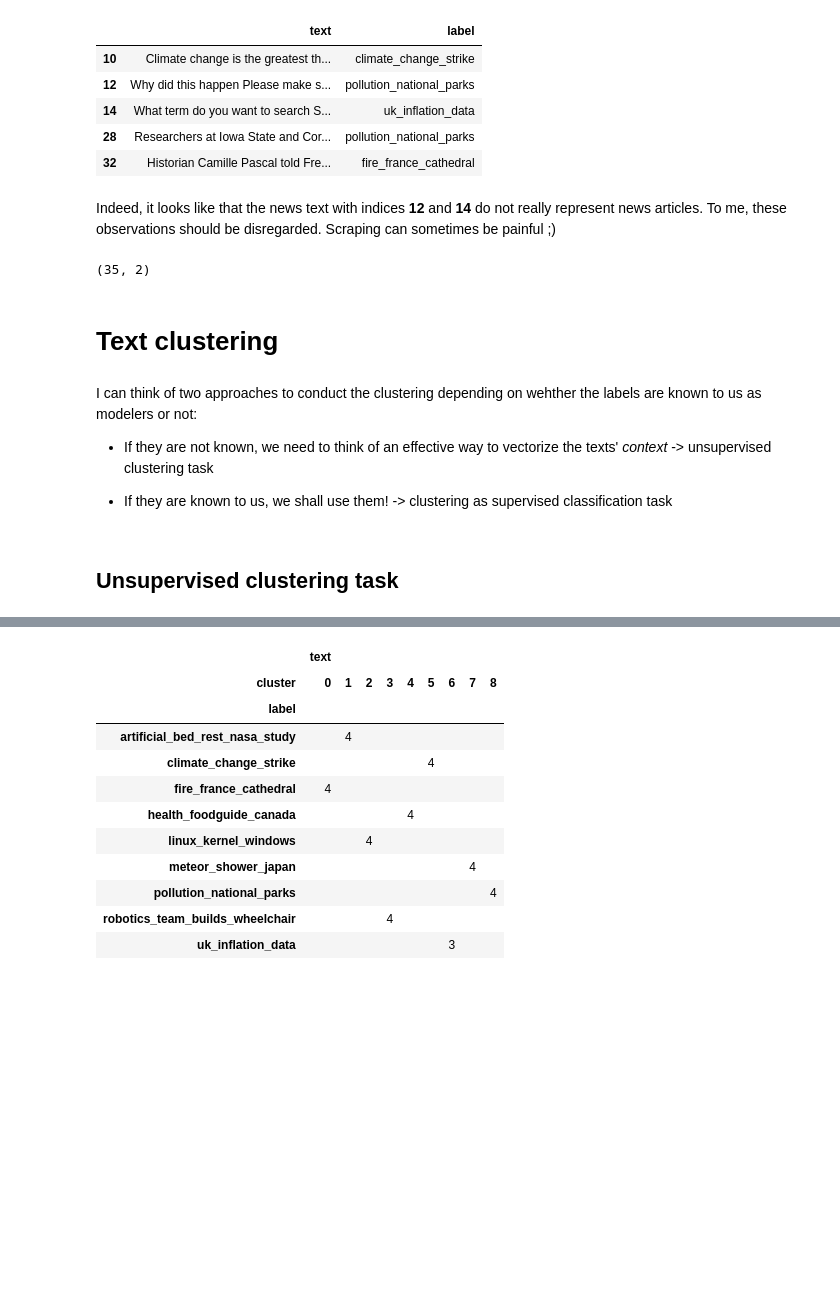
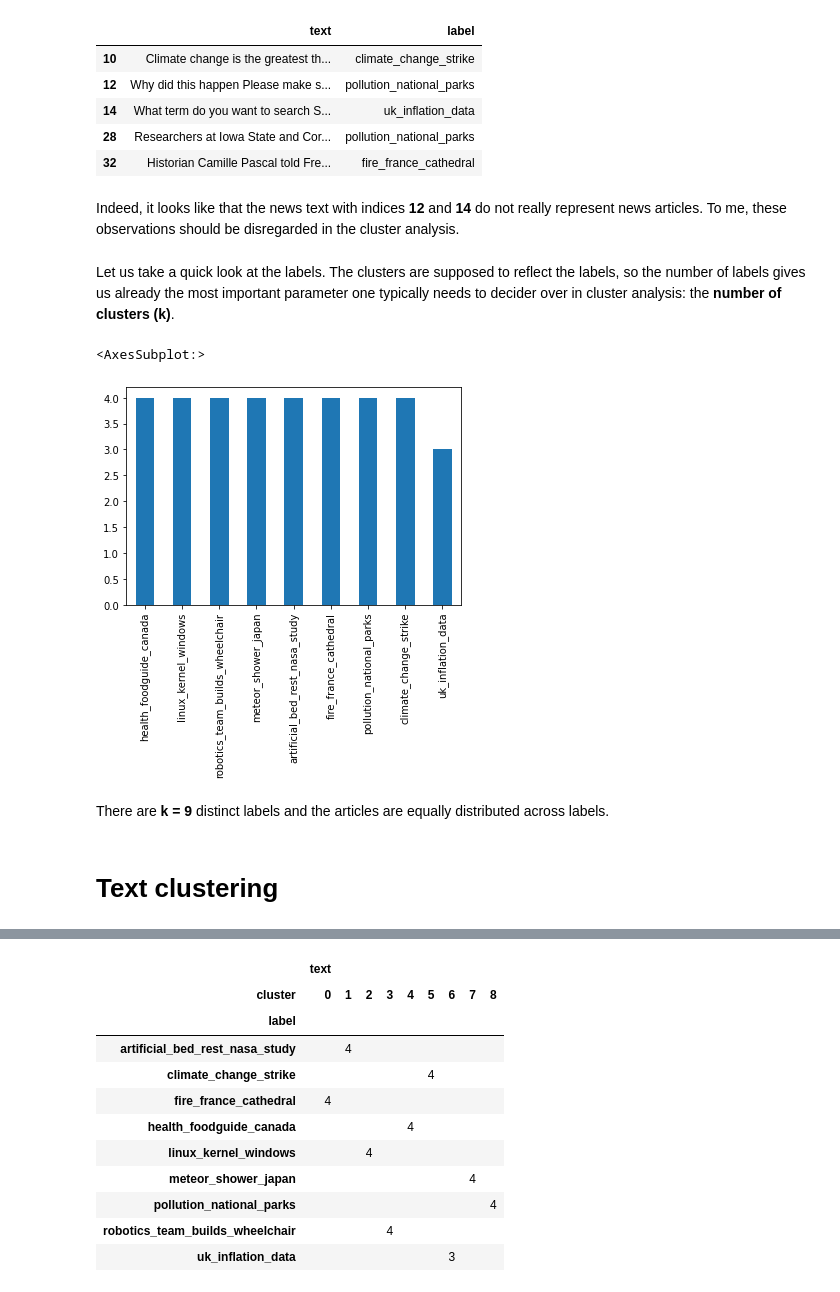
Before and after one commit to julienOlivier3/TextClustering, a Jupyter notebook: text_clustering.ipynb, the cells around one changed output, grey strips where cells are left out. Saved outputs shown, nothing was run; the diff lists cells and outputs as text; code cells hidden in the pictures; blank space fills up the shorter version.

```diff
--- a/text_clustering.ipynb
+++ b/text_clustering.ipynb
@@ -74,10 +63,15 @@ df.loc[df.text.apply(len)<500].style.set_properties(subset=['text'], **{'width':
 | 28 | Researchers at Iowa State and Cor... | pollution_national_parks |
 | 32 | Historian Camille Pascal told Fre... | fire_france_cathedral |
 # %% [markdown]
-Indeed, it looks like that the news text with indices **12** and **14** do not really represent news articles. To me, these observations should be disregarded. Scraping can sometimes be painful ;)
+Indeed, it looks like that the news text with indices **12** and **14** do not really represent news articles. To me, these observations should be disregarded in the cluster analysis.
 # %%
 df.drop(index=[12,14], inplace=True)
-# %%
-df.shape
-# %% [output]
-(35, 2)
+# %% [markdown]
+Let us take a quick look at the labels. The clusters are supposed to reflect the labels, so the number of labels gives us already the most important parameter one typically needs to decider over in cluster analysis: the **number of clusters (k)**.
+# %%
+df.label.value_counts().plot(kind="bar")
+# %% [output]
+<AxesSubplot:>
+[figure, new version]
+# %% [markdown]
+There are **k = 9** distinct labels and the articles are equally distributed across labels.
@@ -84,10 +80,2 @@ df.shape
 # %% [markdown]
 # Text clustering
-# %% [markdown]
-I can think of two approaches to conduct the clustering depending on wehther the labels are known to us as modelers or not:
-
-- If they are not known, we need to think of an effective way to vectorize the texts' *context* -> unsupervised clustering task
-
-- If they are known to us, we shall use them! -> clustering as supervised classification task
-# %% [markdown]
-## Unsupervised clustering task
```
Also changed, not shown: parts of 38 cells of this notebook, 3 other files.
